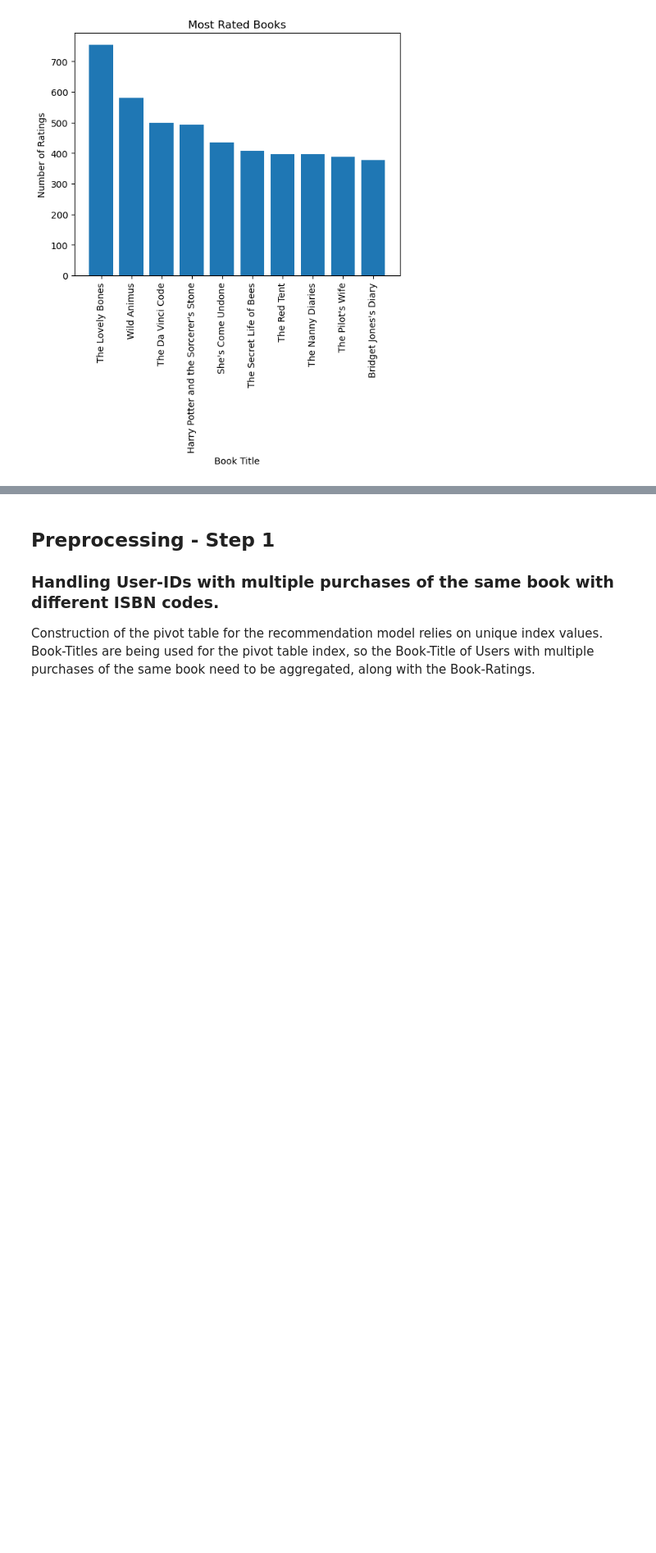
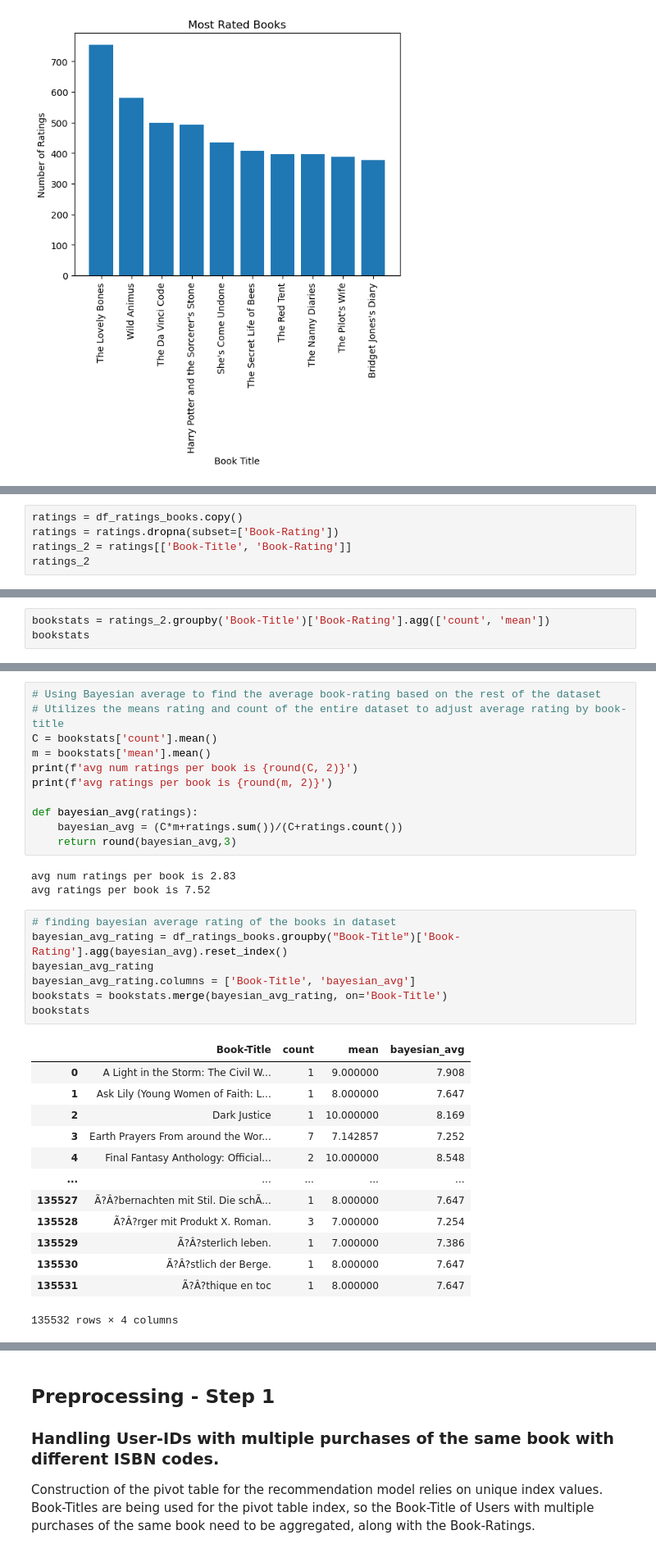
Before and after one commit to stephanielabelle/book_recommender, a Jupyter notebook: book_recommender.ipynb, the cells around one changed output, grey strips where cells are left out. Shown at 82% size. Cells and saved outputs as stored; diff of their text form; blank space fills up the shorter version.

Commit message:
added bayesian avg

```diff
--- a/book_recommender.ipynb
+++ b/book_recommender.ipynb
@@ -1098,0 +1211,5 @@ Text(0.5, 0, 'Book Title')
+# %%
+ratings = df_ratings_books.copy()
+ratings = ratings.dropna(subset=['Book-Rating'])
+ratings_2 = ratings[['Book-Title', 'Book-Rating']]
+ratings_2
@@ -1098,0 +1230,3 @@ Text(0.5, 0, 'Book Title')
+# %%
+bookstats = ratings_2.groupby('Book-Title')['Book-Rating'].agg(['count', 'mean'])
+bookstats
@@ -1098,0 +1248,35 @@ Text(0.5, 0, 'Book Title')
+# %%
+# Using Bayesian average to find the average book-rating based on the rest of the dataset
+# Utilizes the means rating and count of the entire dataset to adjust average rating by book-title
+C = bookstats['count'].mean()
+m = bookstats['mean'].mean()
+print(f'avg num ratings per book is {round(C, 2)}')
+print(f'avg ratings per book is {round(m, 2)}')
+
+def bayesian_avg(ratings):
+    bayesian_avg = (C*m+ratings.sum())/(C+ratings.count())
+    return round(bayesian_avg,3)
+# %% [output]
+avg num ratings per book is 2.83
+avg ratings per book is 7.52
+# %%
+# finding bayesian average rating of the books in dataset
+bayesian_avg_rating = df_ratings_books.groupby("Book-Title")['Book-Rating'].agg(bayesian_avg).reset_index()
+bayesian_avg_rating
+bayesian_avg_rating.columns = ['Book-Title', 'bayesian_avg']
+bookstats = bookstats.merge(bayesian_avg_rating, on='Book-Title')
+bookstats
+# %% [output]
+|  | Book-Title | count | mean | bayesian_avg |
+| 0 | A Light in the Storm: The Civil W... | 1 | 9.000000 | 7.908 |
+| 1 | Ask Lily (Young Women of Faith: L... | 1 | 8.000000 | 7.647 |
+| 2 | Dark Justice | 1 | 10.000000 | 8.169 |
+| 3 | Earth Prayers From around the Wor... | 7 | 7.142857 | 7.252 |
+| 4 | Final Fantasy Anthology: Official... | 2 | 10.000000 | 8.548 |
+| ... | ... | ... | ... | ... |
+| 135527 | Ã?Â?bernachten mit Stil. Die schÃ... | 1 | 8.000000 | 7.647 |
+| 135528 | Ã?Â?rger mit Produkt X. Roman. | 3 | 7.000000 | 7.254 |
+| 135529 | Ã?Â?sterlich leben. | 1 | 7.000000 | 7.386 |
+| 135530 | Ã?Â?stlich der Berge. | 1 | 8.000000 | 7.647 |
+| 135531 | Ã?Â?thique en toc | 1 | 8.000000 | 7.647 |
+135532 rows × 4 columns
```
Also changed, not shown: parts of 42 cells of this notebook.
